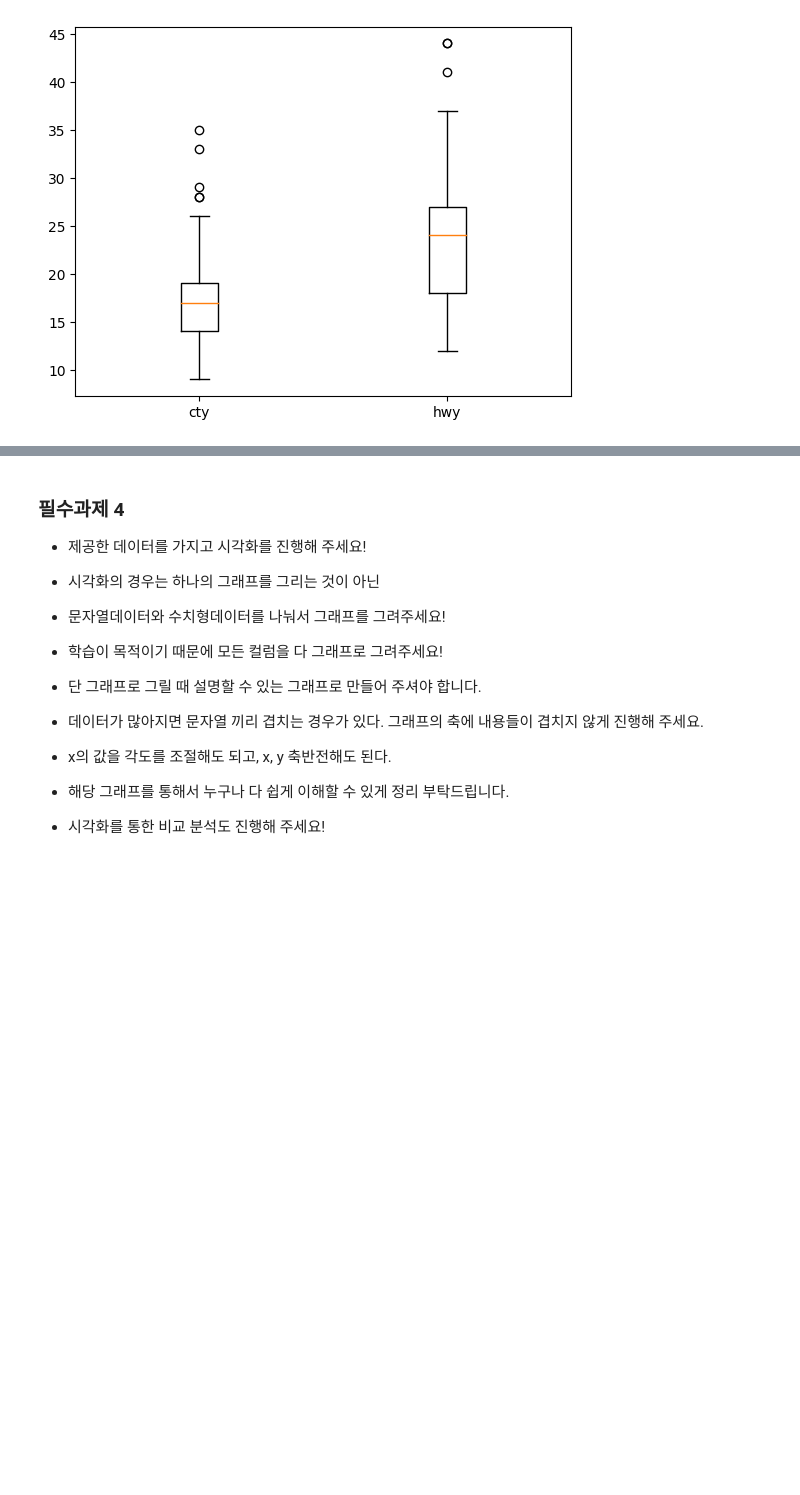
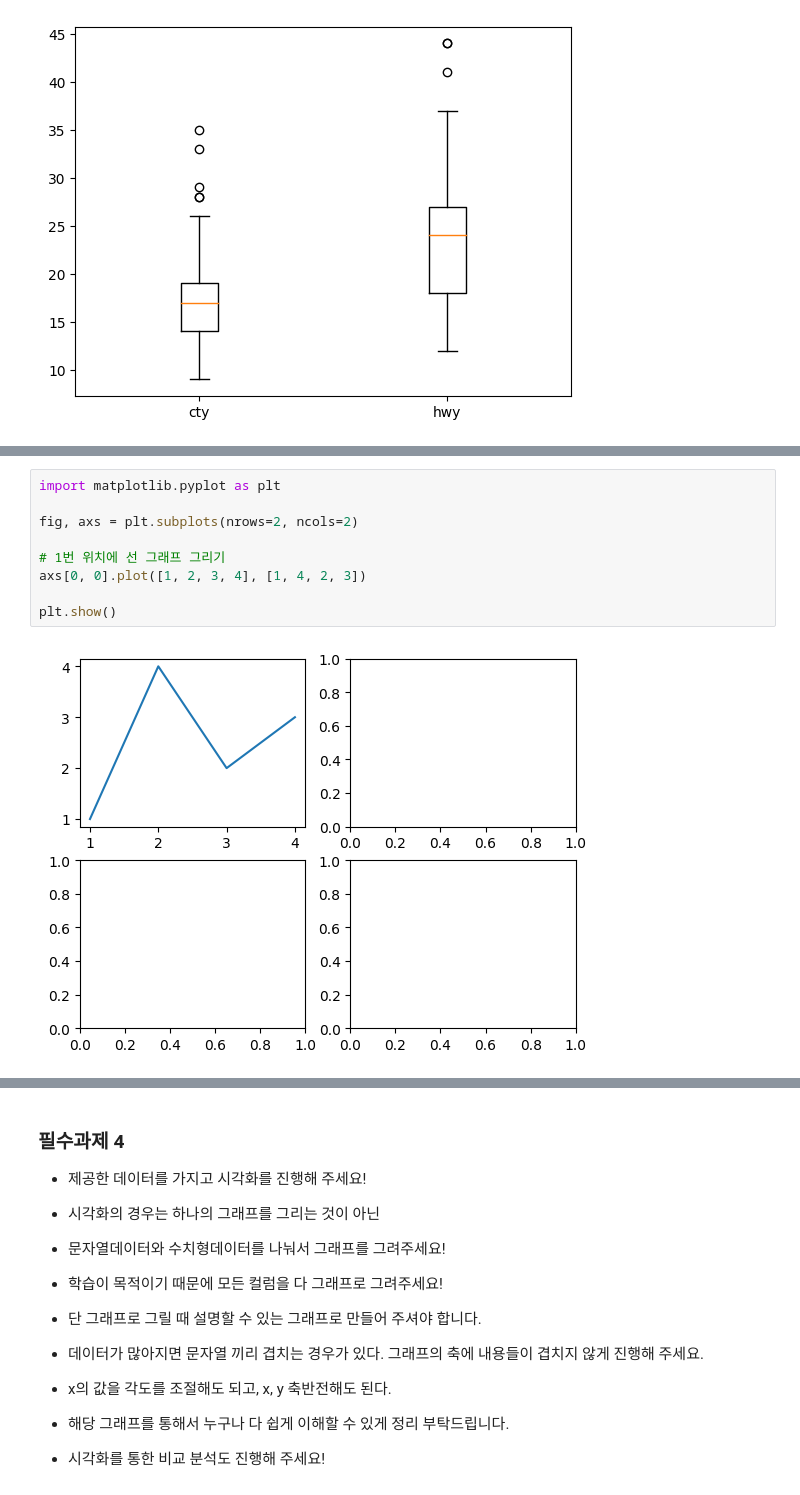
Before and after one commit to seon0415/BDA, a Jupyter notebook: 박서연29_0409_필수과제.ipynb, the cells around one changed output, grey strips where cells are left out. Saved outputs shown, nothing was run; the diff lists cells and outputs as text; blank space fills up the shorter version.

```diff
--- a/박서연29_0409_필수과제.ipynb
+++ b/박서연29_0409_필수과제.ipynb
@@ -186,0 +279,11 @@ mpg = pd.read_csv('mpg.csv')
+# %%
+import matplotlib.pyplot as plt
+
+fig, axs = plt.subplots(nrows=2, ncols=2)
+
+# 1번 위치에 선 그래프 그리기
+axs[0, 0].plot([1, 2, 3, 4], [1, 4, 2, 3])
+
+plt.show()
+# %% [output]
+[figure, added]
```
Also changed, not shown: parts of 13 cells of this notebook.
